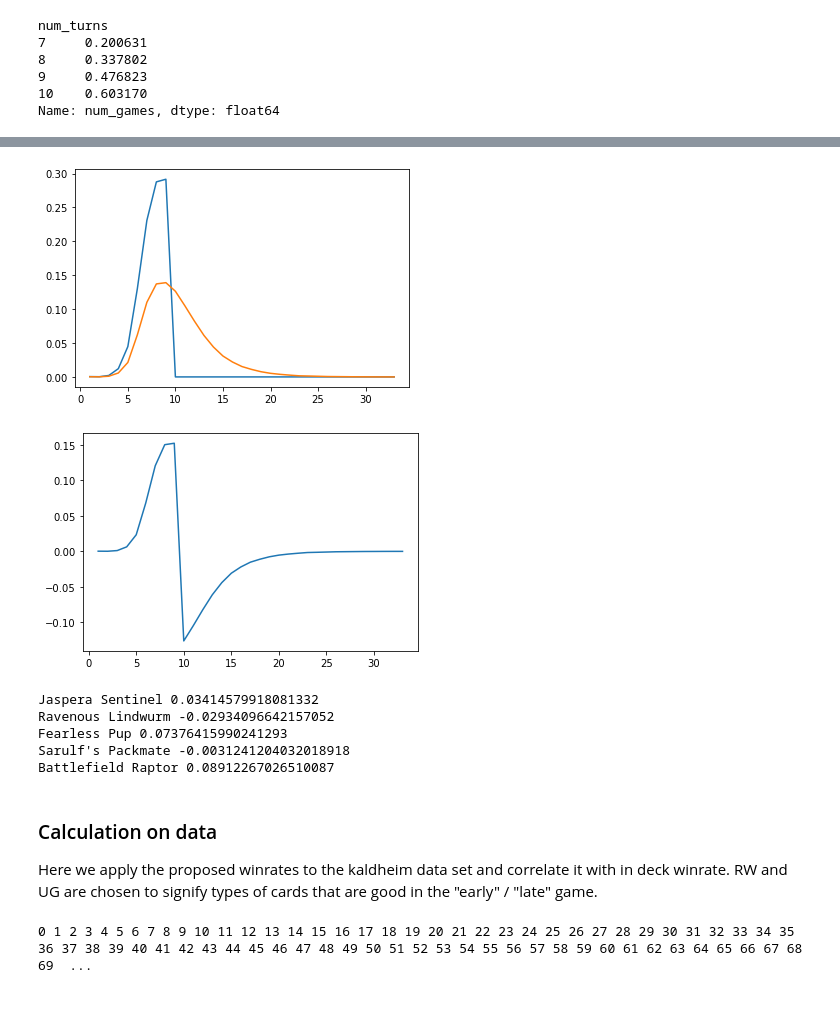
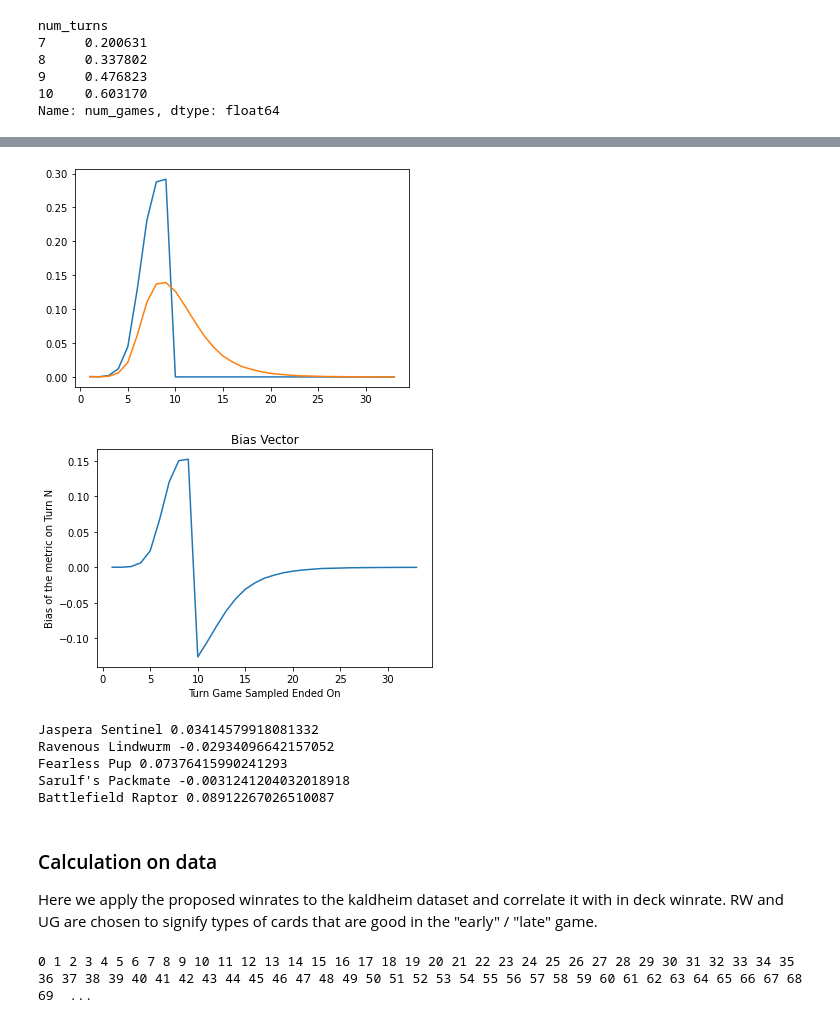
Before and after one commit to billybrickner/MTGData, a Jupyter notebook: Late and Early Game bias in MTG Data Calculations.ipynb, the cells around one changed output, grey strips where cells are left out. Saved outputs shown, nothing was run; the diff lists cells and outputs as text; code cells hidden in the pictures.

```diff
--- a/Late and Early Game bias in MTG Data Calculations.ipynb
+++ b/Late and Early Game bias in MTG Data Calculations.ipynb
@@ -345,26 +359,29 @@ Battlefield Raptor -0.08122646946853039
 # %%
 # Early Game Biased Estimator
 early_game_bias = unbiased_winrate*(median_turn<0.55)
 early_game_bias = early_game_bias/sum(early_game_bias)
 graphs = [plt.plot(early_game_bias, label="Biased Sampling Rate"),\
          plt.plot(unbiased_winrate,label="Unbiased Sampling Rate")]
 graphs
 plt.show()
 
 # Plot of B
 bias = early_game_bias - unbiased_winrate
 plt.plot(bias)
+plt.title('Bias Vector')
+plt.ylabel('Bias of the metric on Turn N')
+plt.xlabel("Turn Game Sampled Ended On")
 plt.show()
 
 # Since the bias of a winrate metric for a particular card is \vec{B} * \vec{W} we will calculate the
 # bias of the proposed winrate for the same cards we graphed above
 for card in card_list:
     winrate = data_grouped_by_turn_count["ihw_"+card].to_numpy()\
                 /(data_grouped_by_turn_count["in_hand_"+card].to_numpy() + 0.000000001) # Divide by Zero Bugfix
     print(card, np.dot(bias,winrate))
 # %% [output]
 [figure]
-[figure, old version]
+[figure, new version]
 Jaspera Sentinel 0.03414579918081332
 Ravenous Lindwurm -0.02934096642157052
 Fearless Pup 0.07376415990241293
@@ -372,7 +389,7 @@ Sarulf's Packmate -0.0031241204032018918
 Battlefield Raptor 0.08912267026510087
 # %% [markdown]
 ### Calculation on data
-Here we apply the proposed winrates to the kaldheim data set and correlate it with in deck winrate. RW and UG are chosen to signify types of cards that are good in the "early" / "late" game.
+Here we apply the proposed winrates to the kaldheim dataset and correlate it with in deck winrate. RW and UG are chosen to signify types of cards that are good in the "early" / "late" game.
 # %%
 #####################################################################################################
 # Add columns to track the winrate of each card given a weighted metric
```
Also changed, not shown: parts of 11 cells of this notebook.
